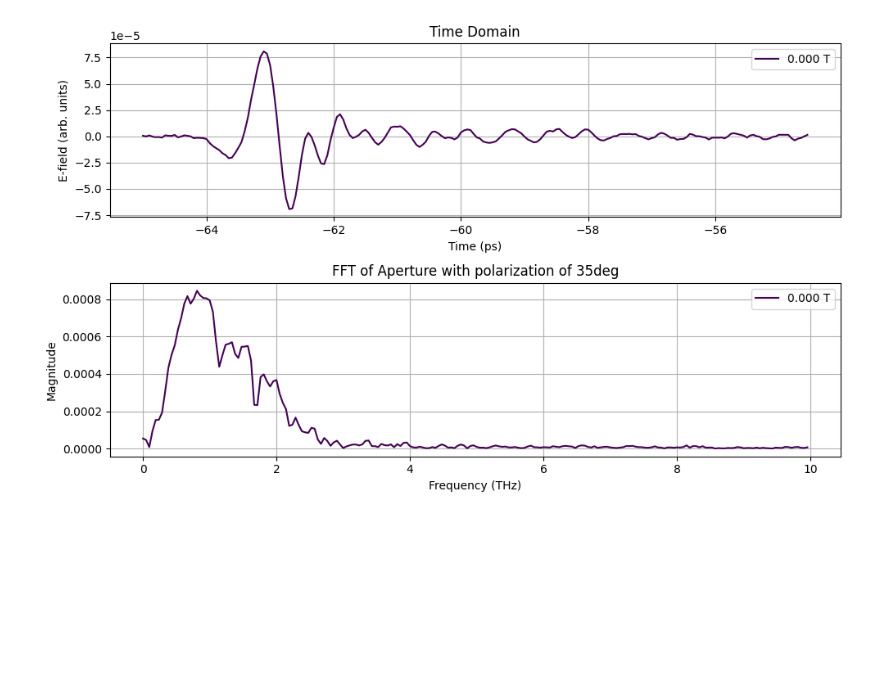
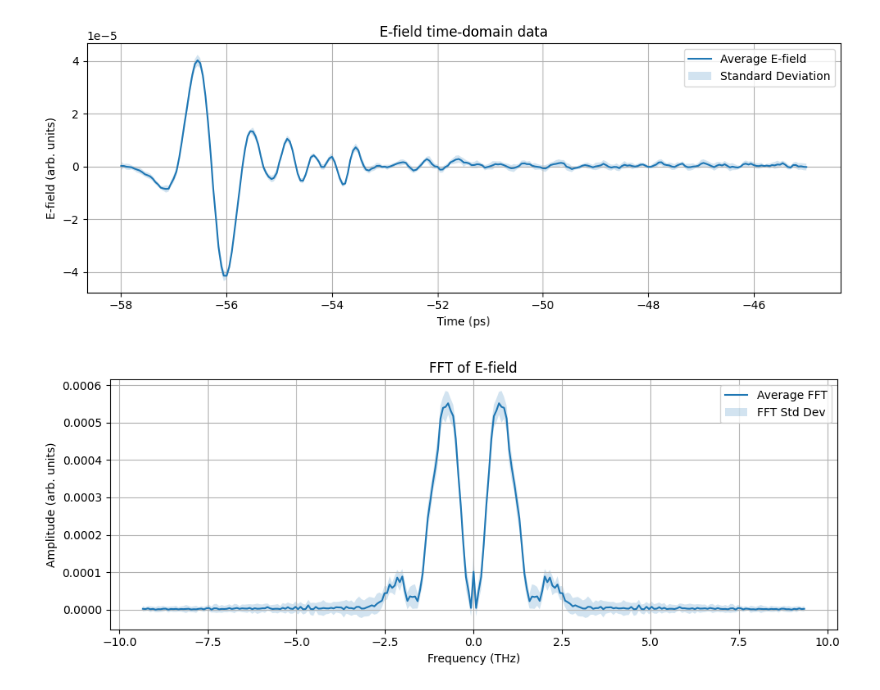
Before and after one commit to CrazyAncestor/SpectrumAnalysis, a Jupyter notebook: demo/InSb.ipynb, the cells around one changed output. Drawn from its saved outputs; the diff is of its cells as text; code cells hidden in the pictures; blank space fills up the shorter version.

```diff
--- a/demo/InSb.ipynb
+++ b/demo/InSb.ipynb
@@ -22,4 +21,6 @@ plot_fft_from_fits("Polarizer_35deg_InSb_70K.fits", zero_padding_ratio=2.0, plot
-# %%
-plot_fft_from_fits("Polarizer_35deg_Aperture.fits", zero_padding_ratio=2.0, plot_time_domain=True, title="FFT of Aperture with polarization of 35deg")
-# %% [output]
-[figure, removed]
+# %%
+from SpectrumAnalysis.SpectrumAnalysis import plot_avg_std_from_fits
+E_field_avg, E_field_std, fft_avg, fft_std, freqs = plot_avg_std_from_fits('Polarizer_35deg_THz_pulse_InSb_70K.fits', time_range=[-58, -45], B_field=1.0)
+# %% [output]
+[figure, added]
+[figure, added]
```
Also changed, not shown: parts of 12 cells of this notebook, 1 other file.
